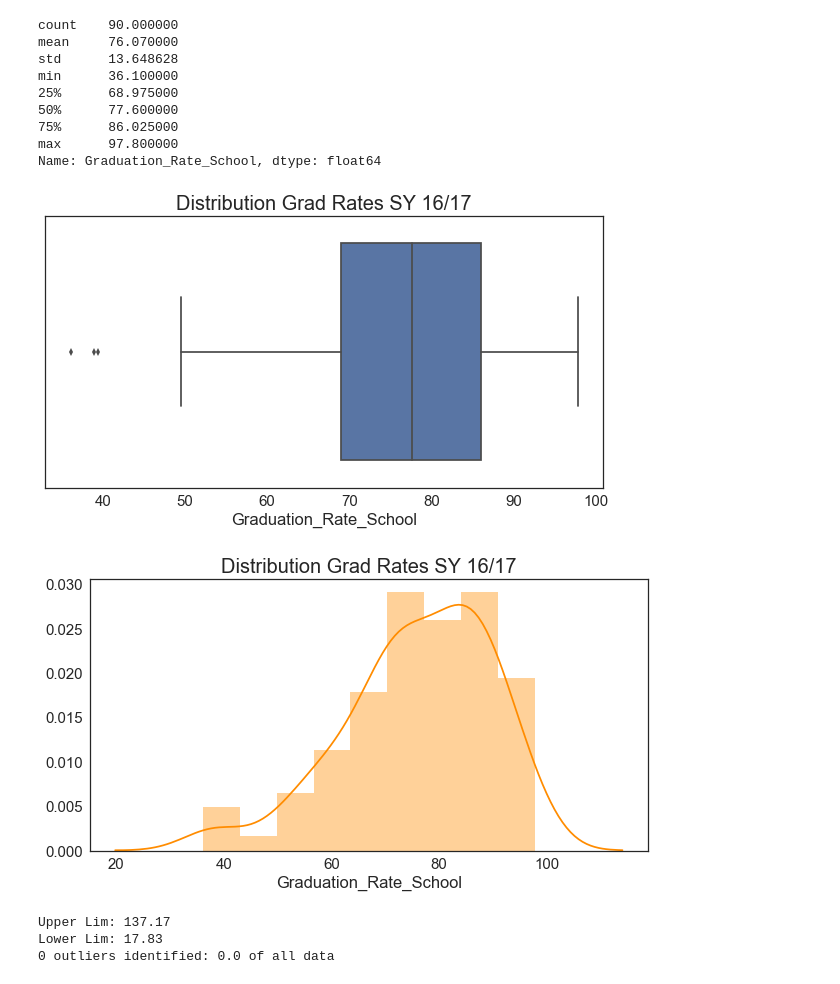
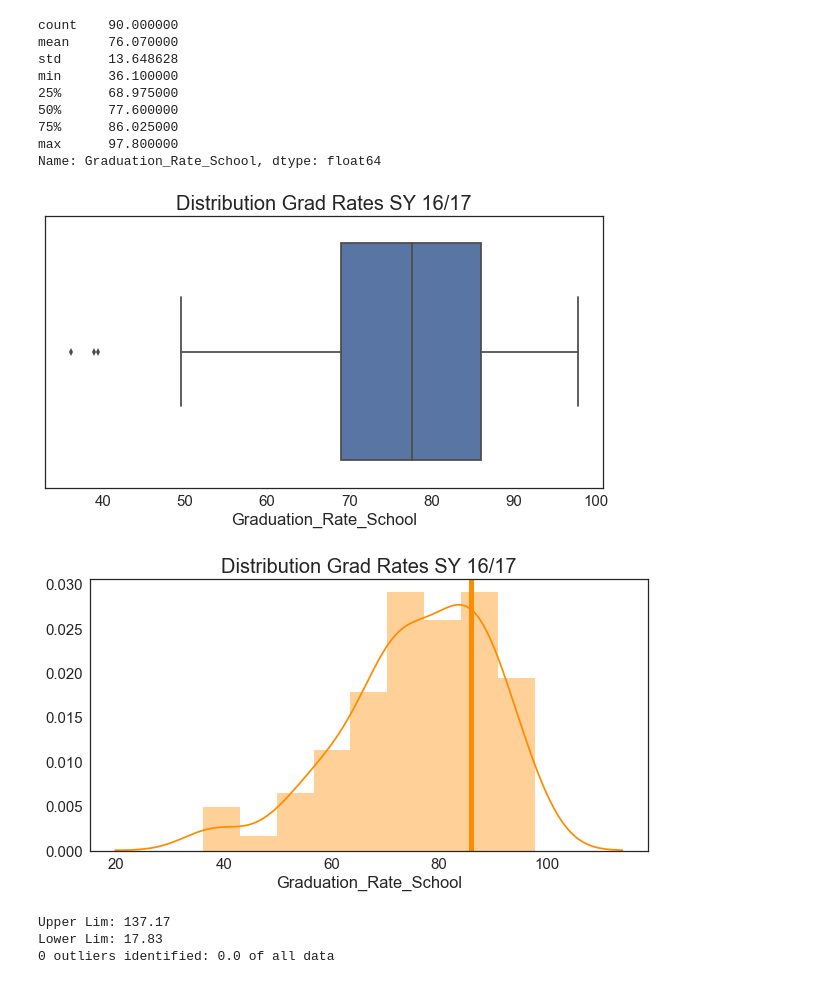
Before and after one commit to TifMoe/luther-project, a Jupyter notebook: notebooks/3_EDA.ipynb, the cells around one changed output. Saved outputs shown, nothing was run; the diff lists cells and outputs as text; code cells hidden in the pictures.

```diff
--- a/notebooks/3_EDA.ipynb
+++ b/notebooks/3_EDA.ipynb
@@ -143,20 +143,21 @@ Name: Graduation_Rate_School, dtype: float64
 # %%
 sns.set(font_scale=1.5)
 sns.set_style("white")
 
 fig, ax = plt.subplots(figsize=(10,5))
 sns.boxplot(data['Graduation_Rate_School'])
 ax.set_title('Distribution Grad Rates SY 16/17', size=20)
 plt.show();
 
 fig, ax = plt.subplots(figsize=(10,5))
 sns.distplot(data['Graduation_Rate_School'], color='darkorange')
 ax.set_title('Distribution Grad Rates SY 16/17', size=20)
+plt.axvline(x=86, color='darkorange', linewidth=5)
 
 plt.show();
 # %% [output]
 [figure]
-[figure, old version]
+[figure, new version]
 # %%
 def find_outliers(series, multiplier=1.5):
     """
```
Also changed, not shown: parts of 5 cells of this notebook, 2 other files.
